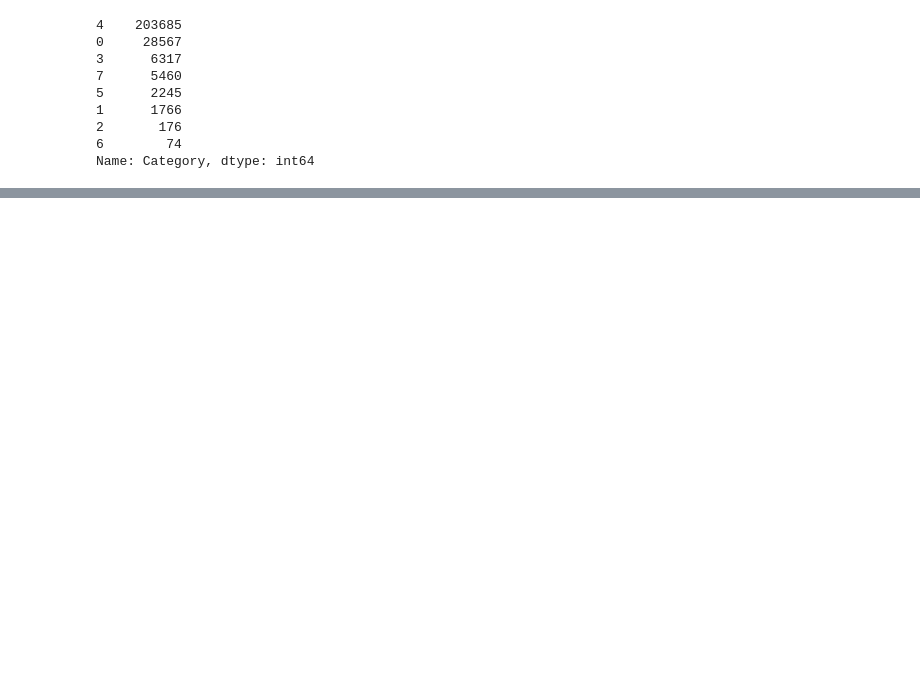
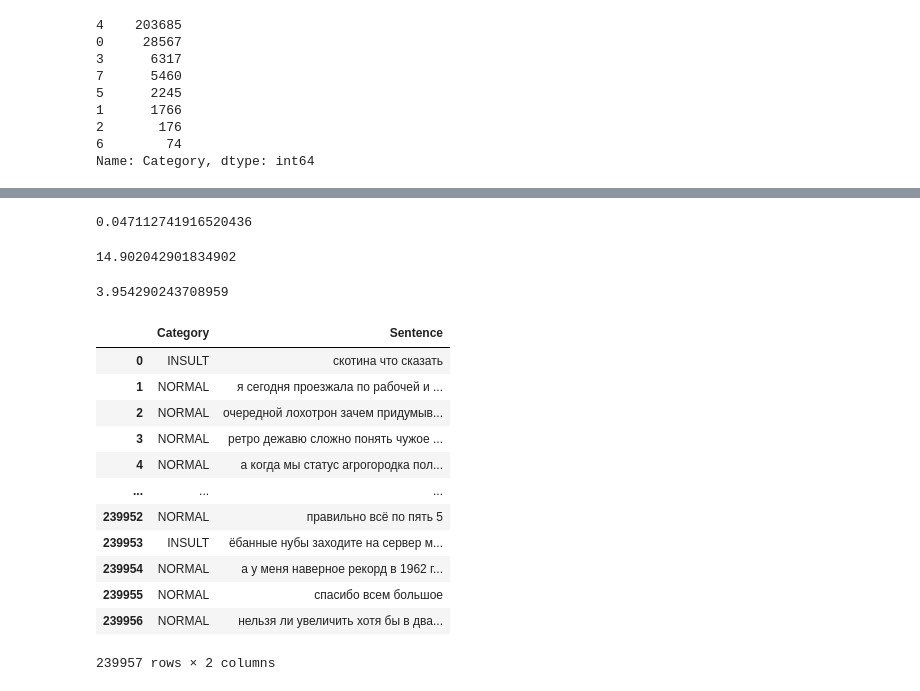
Before and after one commit to ignatovskiy/Data_Satanism, a Jupyter notebook: lab2_nlp/lab2_nlp.ipynb, the cells around one changed output, grey strips where cells are left out. Cells and saved outputs as stored; diff of their text form; code cells hidden in the pictures; blank space fills up the shorter version.

```diff
--- a/lab2_nlp/lab2_nlp.ipynb
+++ b/lab2_nlp/lab2_nlp.ipynb
@@ -278,0 +270,14 @@ Name: Labels, dtype: int64
+# %%
+silhouette_score(matrix[:1000], models_kmeans.labels_[:1000])
+# %% [output]
+0.047112741916520436
+# %%
+calinski_harabasz_score(matrix.toarray()[:1000], models_kmeans.labels_[:1000])
+# %% [output]
+14.902042901834902
+# %%
+davies_bouldin_score(matrix.toarray()[:1000], models_kmeans.labels_[:1000])
+# %% [output]
+3.954290243708959
+# %%
+df_copy = df.copy()
@@ -278,0 +286,16 @@ Name: Labels, dtype: int64
+# %%
+df_copy
+# %% [output]
+|  | Category | Sentence |
+| 0 | INSULT | скотина что сказать |
+| 1 | NORMAL | я сегодня проезжала по рабочей и ... |
+| 2 | NORMAL | очередной лохотрон зачем придумыв... |
+| 3 | NORMAL | ретро дежавю сложно понять чужое ... |
+| 4 | NORMAL | а когда мы статус агрогородка пол... |
+| ... | ... | ... |
+| 239952 | NORMAL | правильно всё по пять 5 |
+| 239953 | INSULT | ёбанные нубы заходите на сервер м... |
+| 239954 | NORMAL | а у меня наверное рекорд в 1962 г... |
+| 239955 | NORMAL | спасибо всем большое |
+| 239956 | NORMAL | нельзя ли увеличить хотя бы в два... |
+239957 rows × 2 columns
```
Also changed, not shown: parts of 30 cells of this notebook.
